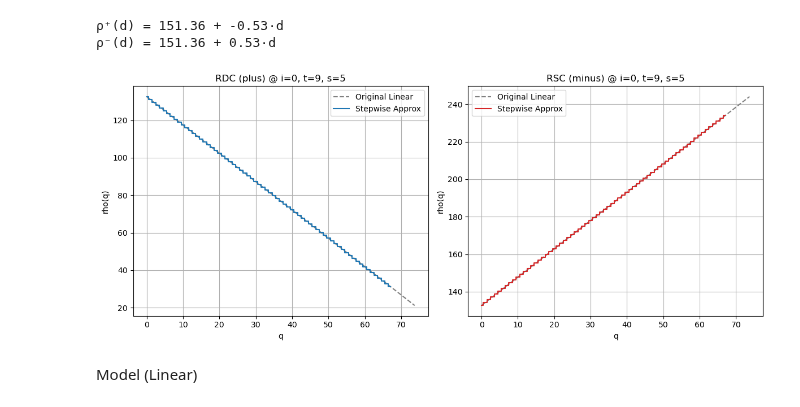
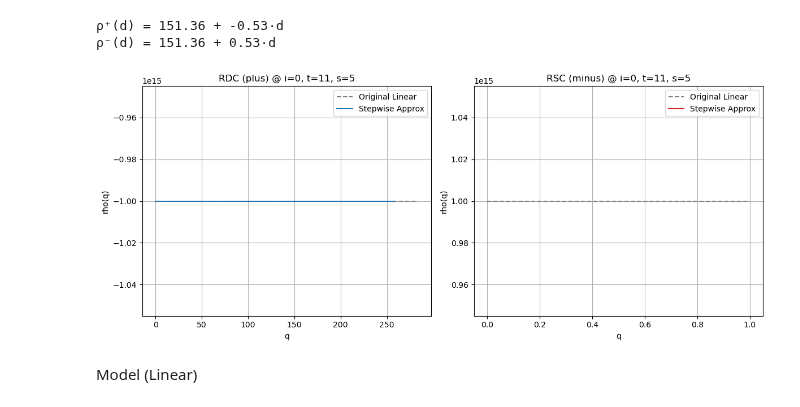
Before and after one commit to syeoyo/der, a Jupyter notebook: internal_market.ipynb, the cells around one changed output. Drawn from its saved outputs; the diff is of its cells as text; code cells hidden in the pictures.

```diff
--- a/internal_market.ipynb
+++ b/internal_market.ipynb
@@ -393,35 +393,35 @@ def plot_rho_stepwise_list(rho_plus, rho_minus, rho_plus_piece, rho_minus_piece,
     for idx, (rho, pwl_piece, ax, label, color) in enumerate(zip(
         rho_data, pwl_data, axes, labels, colors
     )):
         a, b = rho[target_i, target_t, target_s]
         piecewise = pwl_piece[target_i][target_t][target_s]  # shape (B, 2)
         q_vals = piecewise[:, 0]
         p_vals = piecewise[:, 1]
 
         # 원본 선형함수
         q_cont = np.linspace(0, max(q_vals) * 1.1 if np.any(q_vals > 0) else 1.0, 200)
         p_cont = a + b * q_cont
         ax.plot(q_cont, p_cont, '--', label='Original Linear', color='gray')
 
         # 계단형 근사
         ax.step(q_vals, p_vals, where='mid', label='Stepwise Approx', color=color)
 
         ax.set_title(f"{label} @ i={target_i}, t={target_t}, s={target_s}")
         ax.set_xlabel("q")
         ax.set_ylabel("rho(q)")
         ax.grid(True)
         ax.legend()
 
     plt.tight_layout()
     plt.show()
 
 plot_rho_stepwise_list(
     rho_plus, rho_minus,
     rho_plus_piece, rho_minus_piece,
-    target_i=0, target_t=9, target_s=5
+    target_i=0, target_t=11, target_s=5
 )
 # %% [output]
-[figure, old version]
+[figure, new version]
 # %% [markdown]
 Model (Linear)
 # %%
```
Also changed, not shown: parts of 2 cells of this notebook, 3 other files.
